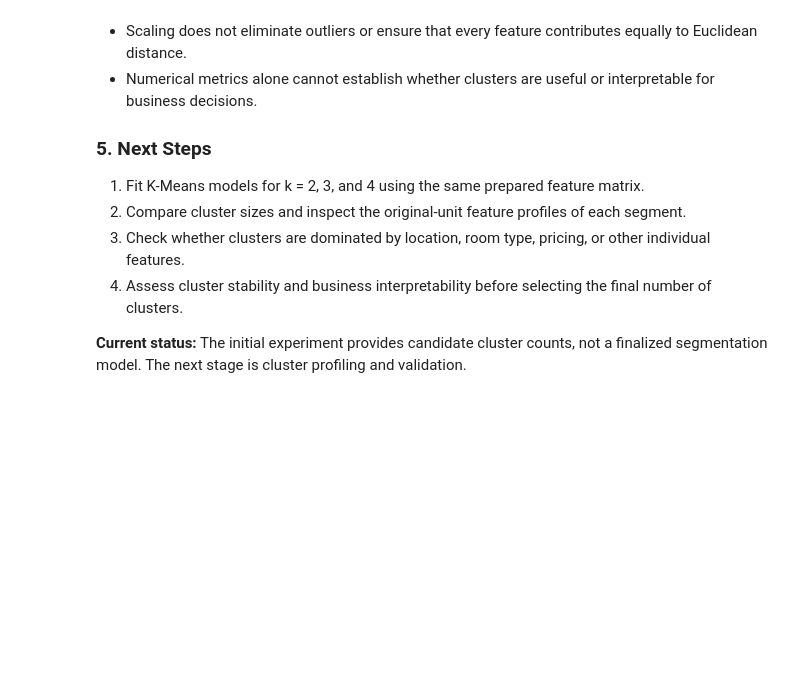
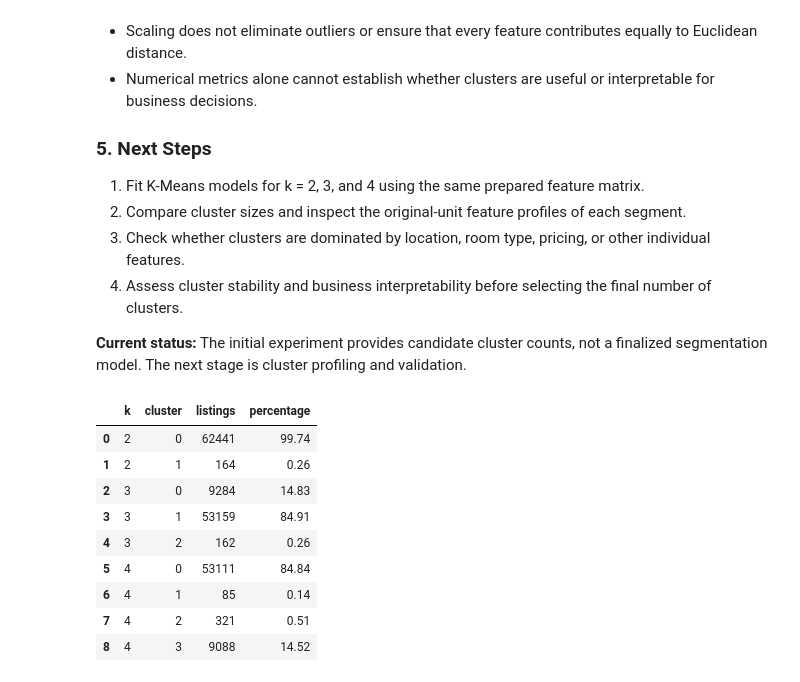
Before and after one commit to Vaishnavik-droid/customer-segmentation, a Jupyter notebook: notebooks/clustering.ipynb, the cells around one changed output. Drawn from its saved outputs; the diff is of its cells as text; code cells hidden in the pictures; blank space fills up the shorter version.

```diff
--- a/notebooks/clustering.ipynb
+++ b/notebooks/clustering.ipynb
@@ -346,3 +346,46 @@ Inertia was calculated using the full dataset. Silhouette scores were estimated
 4. Assess cluster stability and business interpretability before selecting the final number of clusters.
 
 **Current status:** The initial experiment provides candidate cluster counts, not a finalized segmentation model. The next stage is cluster profiling and validation.
+# %%
+
+from sklearn.cluster import KMeans
+import pandas as pd
+
+candidate_models = {}
+cluster_labels = {}
+cluster_sizes = []
+
+for k in [2, 3, 4]:
+    model = KMeans(
+        n_clusters=k,
+        random_state=42,
+        n_init=10
+    )
+
+    labels = model.fit_predict(X_scaled)
+
+    candidate_models[k] = model
+    cluster_labels[k] = labels
+
+    counts = pd.Series(labels).value_counts().sort_index()
+
+    for cluster_id, count in counts.items():
+        cluster_sizes.append({
+            "k": k,
+            "cluster": cluster_id,
+            "listings": count,
+            "percentage": round(count / len(X_scaled) * 100, 2)
+        })
+
+display(pd.DataFrame(cluster_sizes))
+# %% [output]
+|  | k | cluster | listings | percentage |
+| 0 | 2 | 0 | 62441 | 99.74 |
+| 1 | 2 | 1 | 164 | 0.26 |
+| 2 | 3 | 0 | 9284 | 14.83 |
+| 3 | 3 | 1 | 53159 | 84.91 |
+| 4 | 3 | 2 | 162 | 0.26 |
+| 5 | 4 | 0 | 53111 | 84.84 |
+| 6 | 4 | 1 | 85 | 0.14 |
+| 7 | 4 | 2 | 321 | 0.51 |
+| 8 | 4 | 3 | 9088 | 14.52 |
```
Also changed, not shown: parts of 4 cells of this notebook.
